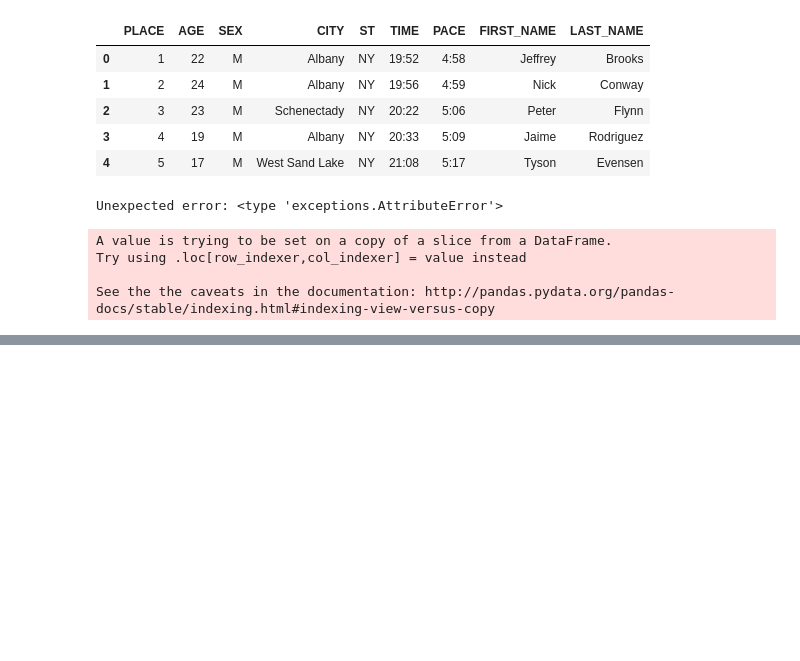
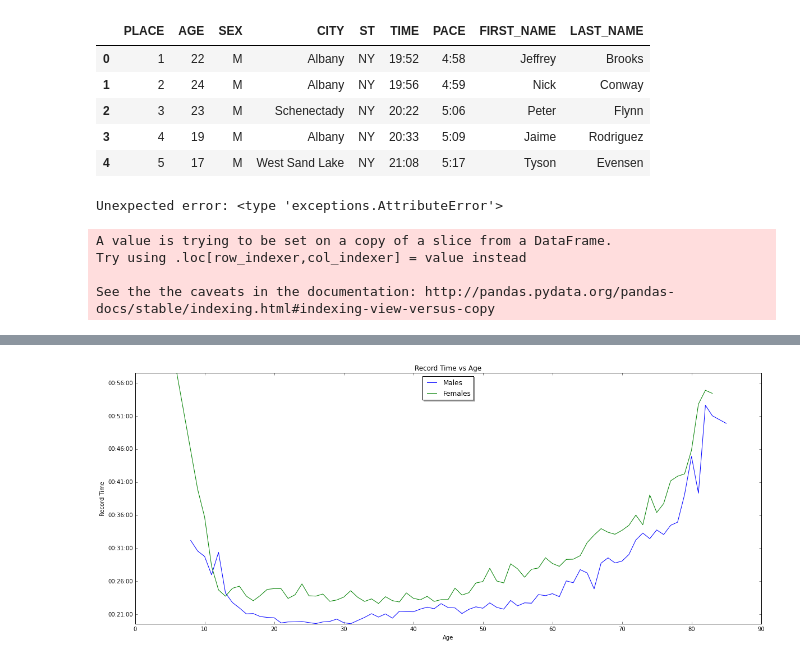
Before and after one commit to bnorthan/rotg-us, a Jupyter notebook: notebooks/AllTime.ipynb, the cells around one changed output, grey strips where cells are left out. Drawn from its saved outputs; the diff is of its cells as text; code cells hidden in the pictures; blank space fills up the shorter version.

```diff
--- a/notebooks/AllTime.ipynb
+++ b/notebooks/AllTime.ipynb
@@ -225,0 +228,35 @@ def select_runners():
+# %%
+malerecords=pd.DataFrame()
+femalerecords=pd.DataFrame()
+
+for age in range(1,90):
+
+    males=master[(master.AGE==age)&(master.SEX=='M')].sort('TIMESTAMP')
+    females=master[(master.AGE==age)&(master.SEX=='F')].sort('TIMESTAMP')
+
+    if males.shape[0]>0:
+        malerecords=malerecords.append(males.iloc[0])
+
+    if females.shape[0]>0:
+        femalerecords=femalerecords.append(females.iloc[0])
+
+    #if (aged.shape[0]>0):
+    #    ager=aged.iloc[0]
+    #    print age,":",ager.FIRSTNAME,ager.LASTNAME,ager.TIME,ager.YEAR
+# %%
+import matplotlib.pyplot as plt
+%matplotlib inline
+
+fig=plt.figure(figsize=(20,8))
+ax = fig.add_subplot(111)
+
+ax.plot(malerecords.AGE, malerecords.TIMESTAMP, label='Males')
+ax.plot(femalerecords.AGE, femalerecords.TIMESTAMP, color='g', label='Females')
+
+ax.set_title('Record Time vs Age')
+ax.set_ylabel('Record Time')
+ax.set_xlabel('Age')
+
+legend = ax.legend(loc='upper center', shadow=True)
+# %% [output]
+[figure, added]
```
Also changed, not shown: parts of 10 cells of this notebook, 8 other files.
